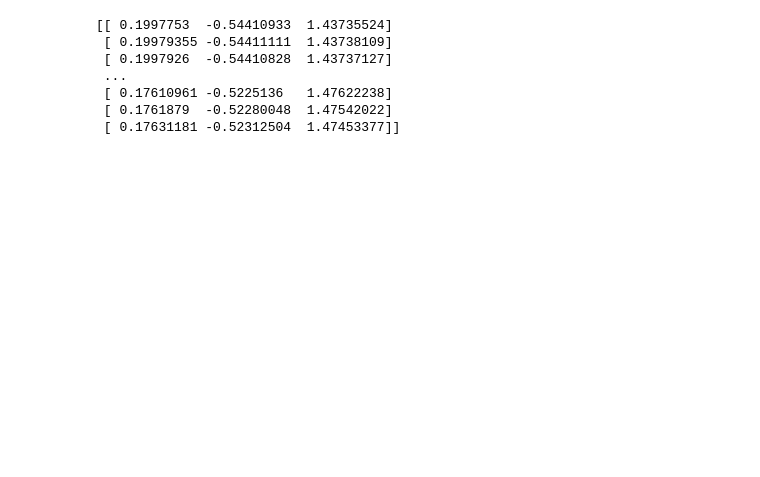
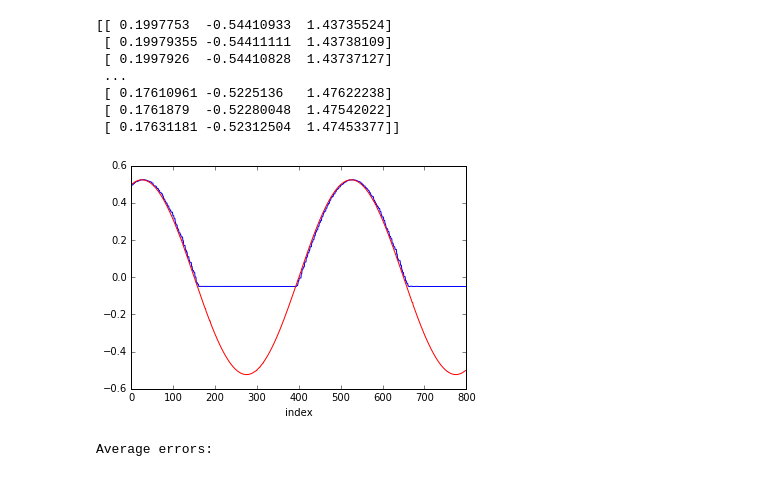
Before and after one commit to anthonysimeonov/baxter_experiments, a Jupyter notebook: analysis/superrvised_analysis.ipynb, the cells around one changed output. Cells and saved outputs as stored; diff of their text form; code cells hidden in the pictures; blank space fills up the shorter version.

Commit message:
programmed trajectories

```diff
--- a/analysis/superrvised_analysis.ipynb
+++ b/analysis/superrvised_analysis.ipynb
@@ -144,3 +144,23 @@ print(vicon_on_np)
  [ 0.17610961 -0.5225136   1.47622238]
  [ 0.1761879  -0.52280048  1.47542022]
  [ 0.17631181 -0.52312504  1.47453377]]
+# %%
+pkl_file = open('../anthony/data/gazebo/programmed_sine_1.pkl', 'rb')
+vicon_1, state_1, _, _, _ = pickle.load(pkl_file)
+pkl_file.close()
+
+err_fig = plt.figure()
+err_fig.add_subplot(111)
+plt.plot(np.array(state_1['theta_measure']['right_e1'])[100:-100])
+plt.plot(np.array(state_1['theta_command']['right_e1'])[100:-100], color='red')
+
+plt.xlabel('index')
+
+
+plt.show()
+
+print("Average errors: \n")
+# print(average_error_1)
+# %% [output]
+[figure, added]
+Average errors:
```
Also changed, not shown: parts of 3 cells of this notebook.
